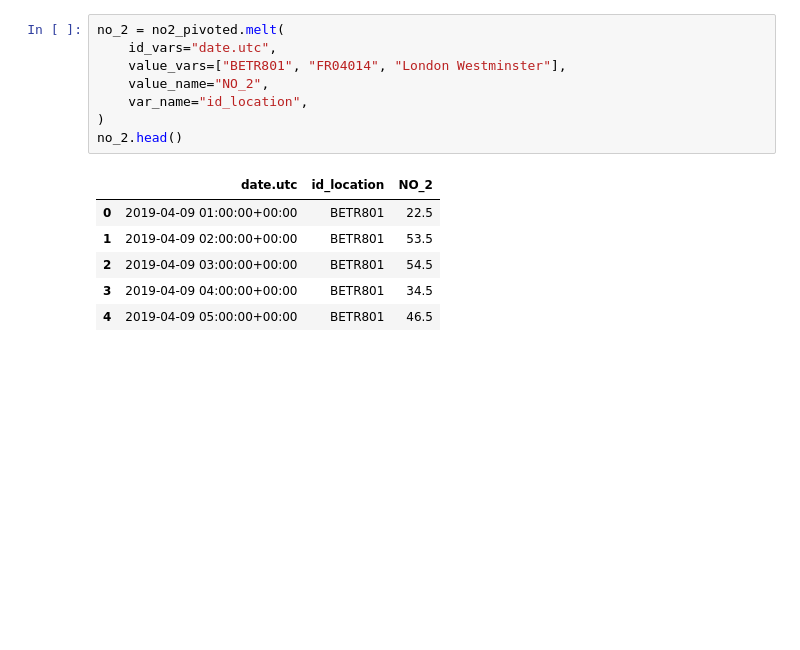
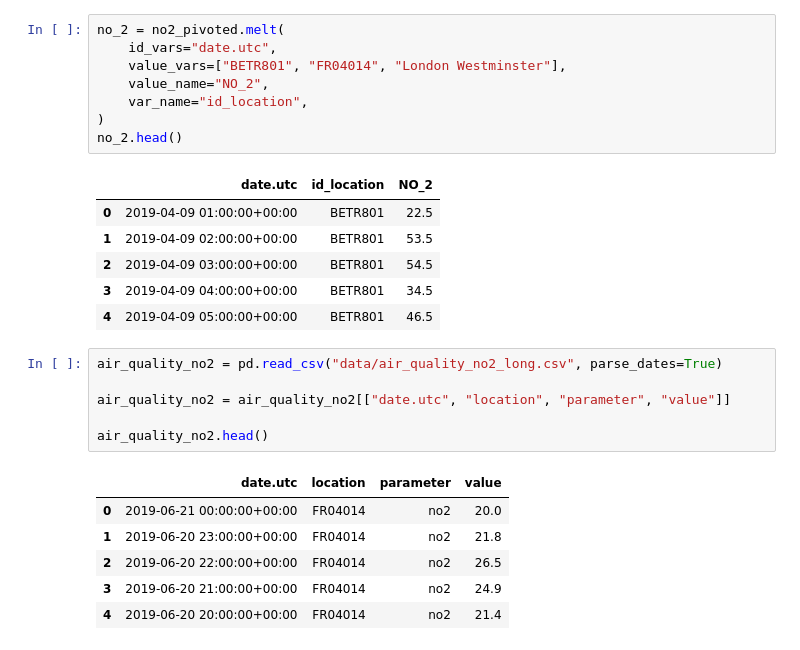
Before and after one commit to DaliangChen/datavista, a Jupyter notebook: note/pandas/pandas.ipynb, the cells around one changed output. Cells and saved outputs as stored; diff of their text form; blank space fills up the shorter version.

```diff
--- a/note/pandas/pandas.ipynb
+++ b/note/pandas/pandas.ipynb
@@ -625,3 +625,16 @@ no_2.head()
 | 2 | 2019-04-09 03:00:00+00:00 | BETR801 | 54.5 |
 | 3 | 2019-04-09 04:00:00+00:00 | BETR801 | 34.5 |
 | 4 | 2019-04-09 05:00:00+00:00 | BETR801 | 46.5 |
+# %%
+air_quality_no2 = pd.read_csv("data/air_quality_no2_long.csv", parse_dates=True)
+
+air_quality_no2 = air_quality_no2[["date.utc", "location", "parameter", "value"]]
+
+air_quality_no2.head()
+# %% [output]
+|  | date.utc | location | parameter | value |
+| 0 | 2019-06-21 00:00:00+00:00 | FR04014 | no2 | 20.0 |
+| 1 | 2019-06-20 23:00:00+00:00 | FR04014 | no2 | 21.8 |
+| 2 | 2019-06-20 22:00:00+00:00 | FR04014 | no2 | 26.5 |
+| 3 | 2019-06-20 21:00:00+00:00 | FR04014 | no2 | 24.9 |
+| 4 | 2019-06-20 20:00:00+00:00 | FR04014 | no2 | 21.4 |
```
Also changed, not shown: parts of 5 cells of this notebook, 2 other files.
